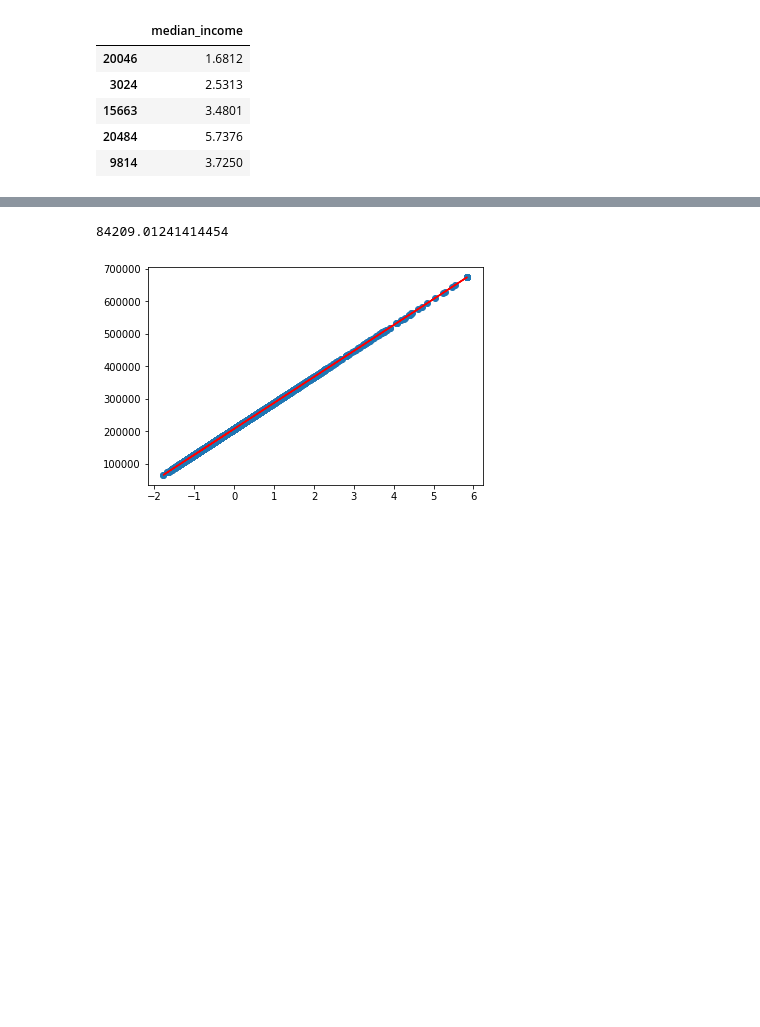
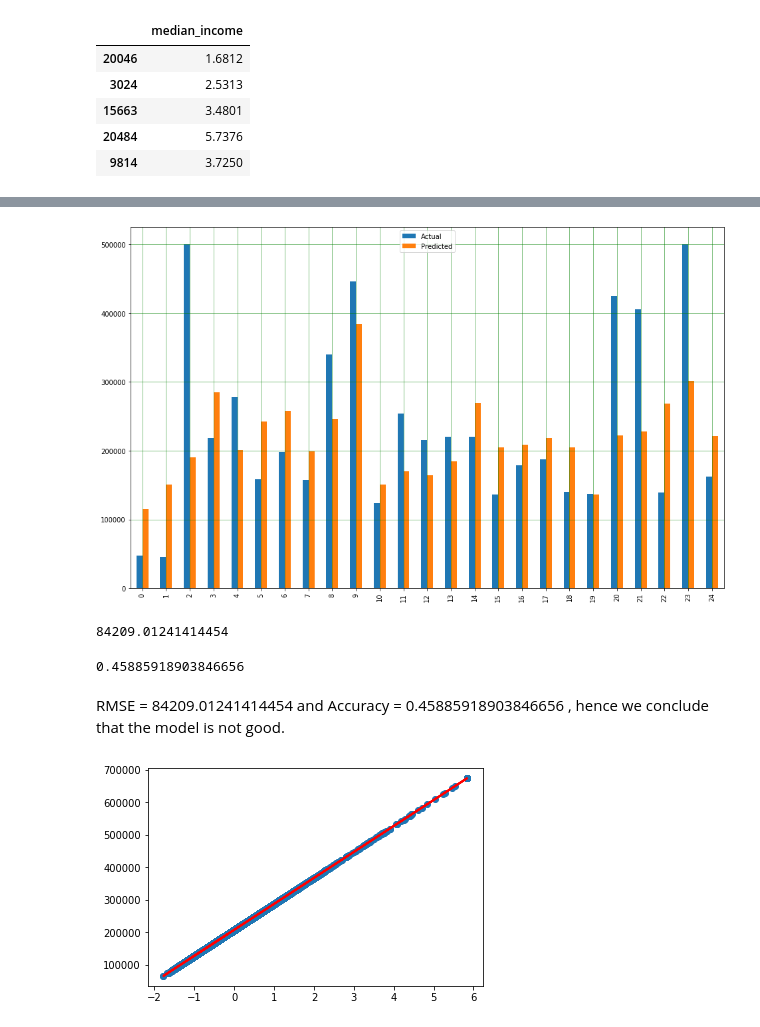
Before and after one commit to Adityav93/California_Housing, a Jupyter notebook: California_Housing_Price.ipynb, the cells around one changed output, grey strips where cells are left out. Saved outputs shown, nothing was run; the diff lists cells and outputs as text; code cells hidden in the pictures; blank space fills up the shorter version.

```diff
--- a/California_Housing_Price.ipynb
+++ b/California_Housing_Price.ipynb
@@ -170,4 +249,7 @@ X_med_train_std = scaler.transform(X_med_train)
 X_med_test_std = scaler.transform(X_med_test)
 # %%
 lr.fit(X_med_train_std, Y_train)
-Y_test_pred = lr.predict(X_med_test_std)
+Y_med_test_pred = lr.predict(X_med_test_std)
+# %%
+df_med = pd.DataFrame({'Actual': Y_test.values.flatten(), 'Predicted': Y_med_test_pred.flatten()})
+df_med
@@ -174 +270,10 @@ Y_test_pred = lr.predict(X_med_test_std)
+# %%
+#Plot bar chart for Y_Test and Y_Pred , and compare the values
+df1_med = df_med.head(25)
+df1_med.plot(kind='bar',figsize=(16,10))
+plt.grid(which='major', linestyle='-', linewidth='0.5', color='green')
+plt.grid(which='minor', linestyle=':', linewidth='0.5', color='black')
+plt.show()
+# %% [output]
+[figure, added]
 # %%
@@ -177,4 +283,11 @@ RMSE = np.sqrt(mean_squared_error(Y_test,Y_test_pred))
 RMSE
 # %% [output]
 84209.01241414454
+# %%
+#Print the accuracy
+lr.score(X_med_test_std,Y_test)
+# %% [output]
+0.45885918903846656
+# %% [markdown]
+RMSE = 84209.01241414454 and Accuracy = 0.45885918903846656 , hence we conclude that the model is not good.
 # %%
```
Also changed, not shown: parts of 27 cells of this notebook.
